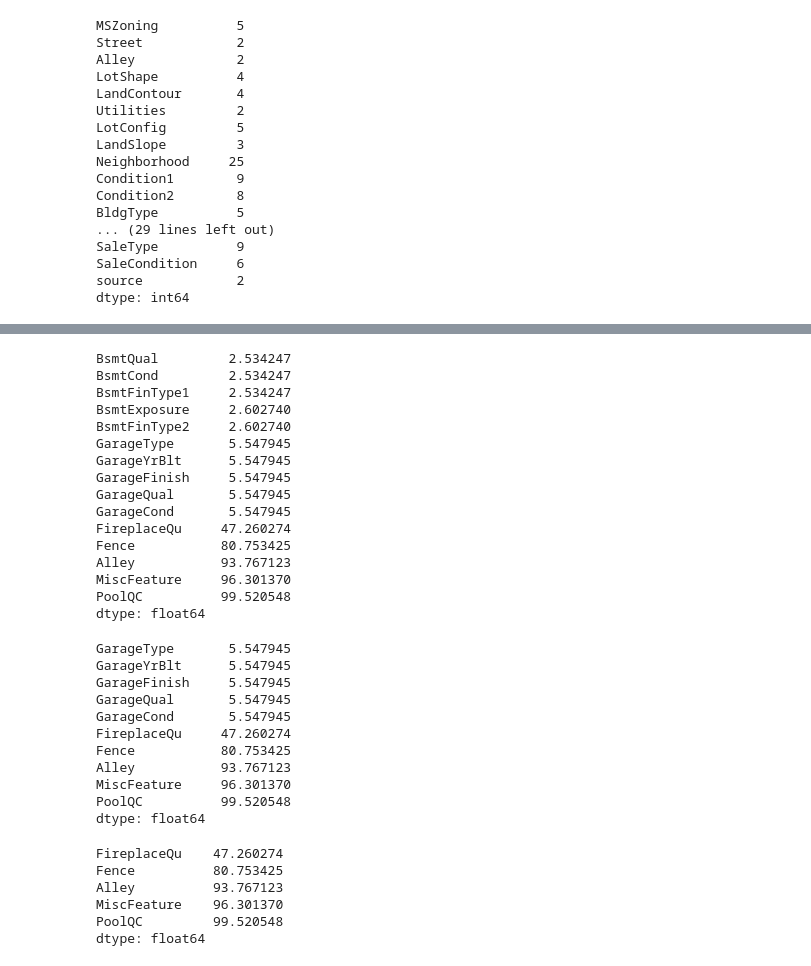
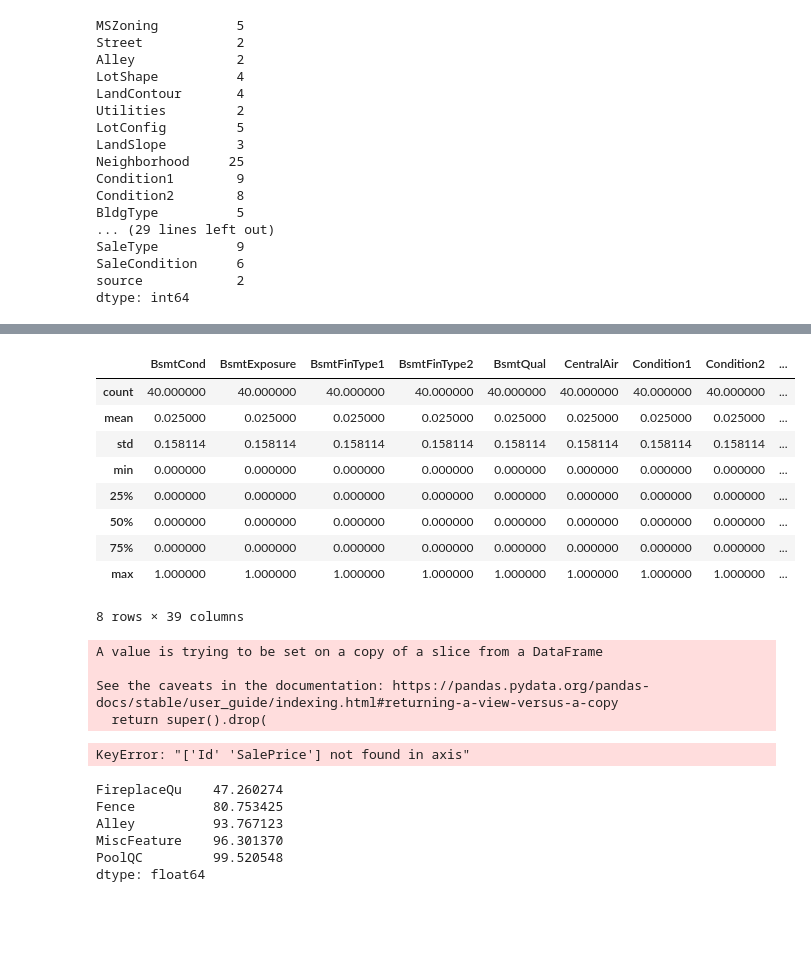
Before and after one commit to ajayececit/inceptez_ds_course, a Jupyter notebook: kaggle_house_prediction/scripts/house_prediction_jupyter.ipynb, the cells around one changed output, grey strips where cells are left out. Cells and saved outputs as stored; diff of their text form; code cells hidden in the pictures; blank space fills up the shorter version.

Commit message:
house prediction

```diff
--- a/kaggle_house_prediction/scripts/house_prediction_jupyter.ipynb
+++ b/kaggle_house_prediction/scripts/house_prediction_jupyter.ipynb
@@ -207,6 +221,7 @@ train['LotFrontage']=train.groupby('Neighborhood')['LotFrontage'].transform(lamb
 # %%
 train['LotFrontage']= train['LotFrontage'].fillna(0)
 # %%
-nan_percent= missing_percent(train)
+# drop the columns which are hacing more than 70% missing
+df.drop(['PoolQC','MiscFeature','Alley','Fence'],axis=1,inplace=True)
 # %%
-nan_percent[nan_percent<1]
+categorical_columns = df.select_dtypes(exclude = np.number).columns
@@ -226,2 +242,6 @@ train['Electrical'] = train['Electrical'].transform(lambda x: x.fillna(x.mode()[
 # %%
-train[train['Electrical'].isnull()]
+for i in categorical_columns:
+  df[i] = df[i].fillna(df[i].mode()[0])
+
+for i in numerical_columns:
+  df[i] = df[i].fillna(df[i].mean())
@@ -237,22 +267,16 @@ train['MasVnrArea'] = train['MasVnrArea'].transform(lambda x: x.fillna(x.mode()[
 # %%
-nan_percent= missing_percent(train)
+df = pd.get_dummies(df.select_dtypes(exclude = np.number).columns,drop_first=True)
 # %%
-nan_percent
+df.describe()
 # %% [output]
+|  | BsmtCond | BsmtExposure | BsmtFinType1 | BsmtFinType2 | BsmtQual | CentralAir | Condition1 | Condition2 | ... |
+| count | 40.000000 | 40.000000 | 40.000000 | 40.000000 | 40.000000 | 40.000000 | 40.000000 | 40.000000 | ... |
+| mean | 0.025000 | 0.025000 | 0.025000 | 0.025000 | 0.025000 | 0.025000 | 0.025000 | 0.025000 | ... |
+| std | 0.158114 | 0.158114 | 0.158114 | 0.158114 | 0.158114 | 0.158114 | 0.158114 | 0.158114 | ... |
+| min | 0.000000 | 0.000000 | 0.000000 | 0.000000 | 0.000000 | 0.000000 | 0.000000 | 0.000000 | ... |
+| 25% | 0.000000 | 0.000000 | 0.000000 | 0.000000 | 0.000000 | 0.000000 | 0.000000 | 0.000000 | ... |
+| 50% | 0.000000 | 0.000000 | 0.000000 | 0.000000 | 0.000000 | 0.000000 | 0.000000 | 0.000000 | ... |
+| 75% | 0.000000 | 0.000000 | 0.000000 | 0.000000 | 0.000000 | 0.000000 | 0.000000 | 0.000000 | ... |
+| max | 1.000000 | 1.000000 | 1.000000 | 1.000000 | 1.000000 | 1.000000 | 1.000000 | 1.000000 | ... |
-BsmtQual         2.534247
-BsmtCond         2.534247
-BsmtFinType1     2.534247
-BsmtExposure     2.602740
-BsmtFinType2     2.602740
-GarageType       5.547945
-GarageYrBlt      5.547945
-GarageFinish     5.547945
-GarageQual       5.547945
-GarageCond       5.547945
-FireplaceQu     47.260274
-Fence           80.753425
-Alley           93.767123
-MiscFeature     96.301370
-PoolQC          99.520548
-dtype: float64
+8 rows × 39 columns
 # %%
@@ -263,16 +285,16 @@ train[bsmt_str_cols]= train[bsmt_str_cols].transform(lambda x: x.fillna(x.mode()
 # %%
-nan_percent= missing_percent(train)
+train.drop(columns=['source'],axis=1,inplace=True)
+test.drop(columns=['source'],axis=1,inplace=True)
+# %% [output]
+A value is trying to be set on a copy of a slice from a DataFrame
+
+See the caveats in the documentation: https://pandas.pydata.org/pandas-docs/stable/user_guide/indexing.html#returning-a-view-versus-a-copy
+  return super().drop(
 # %%
-nan_percent
+X_train = train.drop(columns = ['Id','SalePrice'])
+X_test = test.drop(columns = ['Id','SalePrice'])
+# fetch the target prediction
+train_y = train['SalePrice']
+test_y = test['SalePrice']
 # %% [output]
-GarageType       5.547945
-GarageYrBlt      5.547945
-GarageFinish     5.547945
-GarageQual       5.547945
-GarageCond       5.547945
-FireplaceQu     47.260274
-Fence           80.753425
-Alley           93.767123
-MiscFeature     96.301370
-PoolQC          99.520548
-dtype: float64
+KeyError: "['Id' 'SalePrice'] not found in axis"
```
Also changed, not shown: parts of 16 cells of this notebook, 3 other files.
